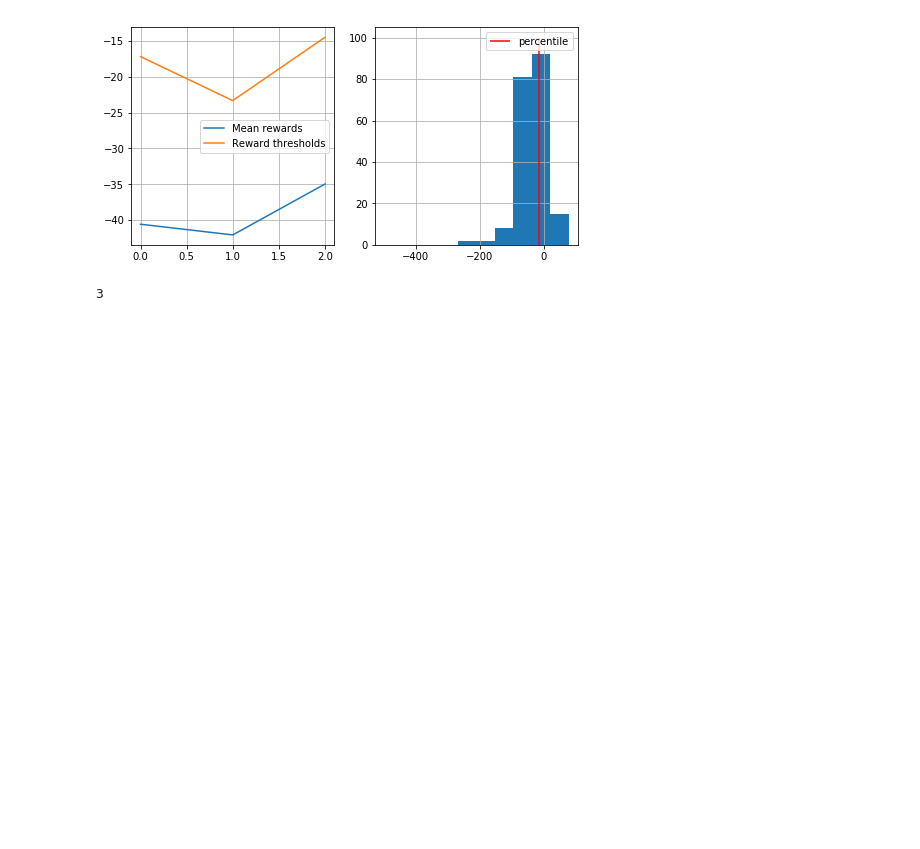
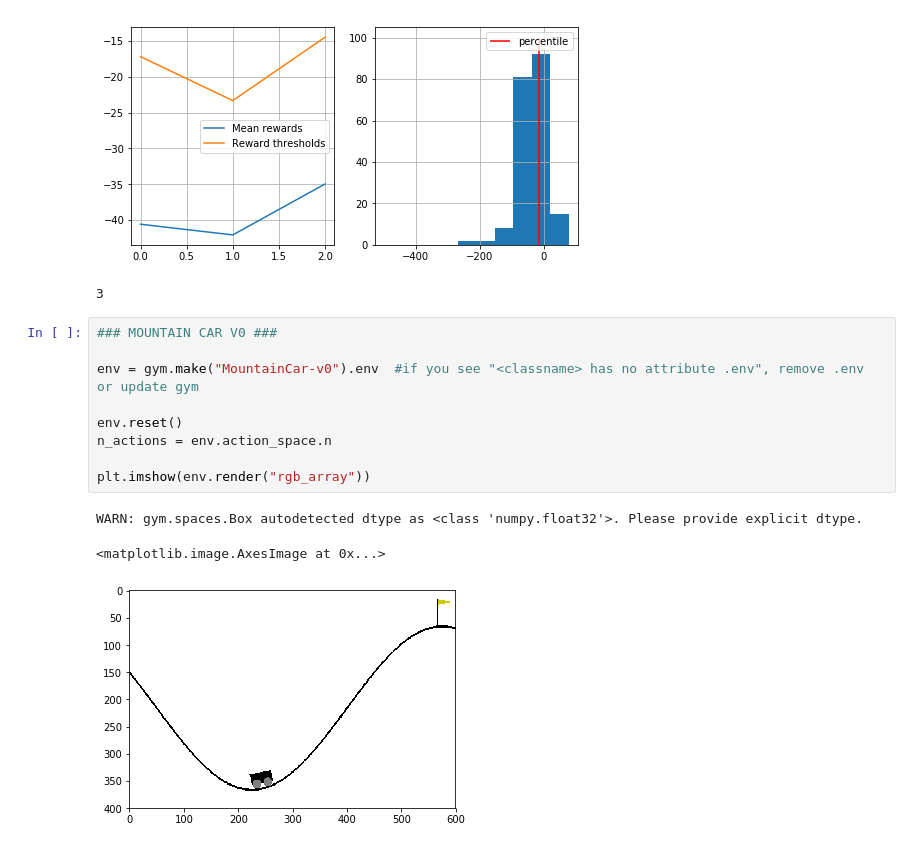
Before and after one commit to E-Maxou/Practical_RL, a Jupyter notebook: week1_intro/crossentropy_method.ipynb, the cells around one changed output. Cells and saved outputs as stored; diff of their text form; blank space fills up the shorter version.

Commit message:
did LunarLander and MountainCar

```diff
--- a/week1_intro/crossentropy_method.ipynb
+++ b/week1_intro/crossentropy_method.ipynb
@@ -490,3 +491,16 @@ for i in range(100):
 mean reward = -34.970, threshold=-14.503
 [figure]
 3
+# %%
+### MOUNTAIN CAR V0 ###
+
+env = gym.make("MountainCar-v0").env  #if you see "<classname> has no attribute .env", remove .env or update gym
+
+env.reset()
+n_actions = env.action_space.n
+
+plt.imshow(env.render("rgb_array"))
+# %% [output]
+WARN: gym.spaces.Box autodetected dtype as <class 'numpy.float32'>. Please provide explicit dtype.
+<matplotlib.image.AxesImage at 0x...>
+[figure, added]
```
Also changed, not shown: parts of 7 cells of this notebook.
